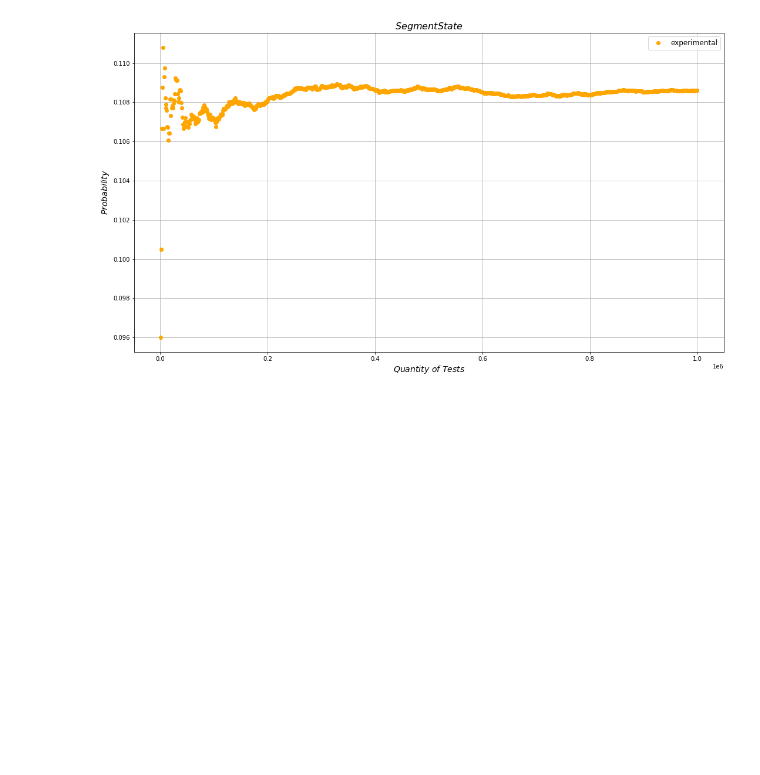
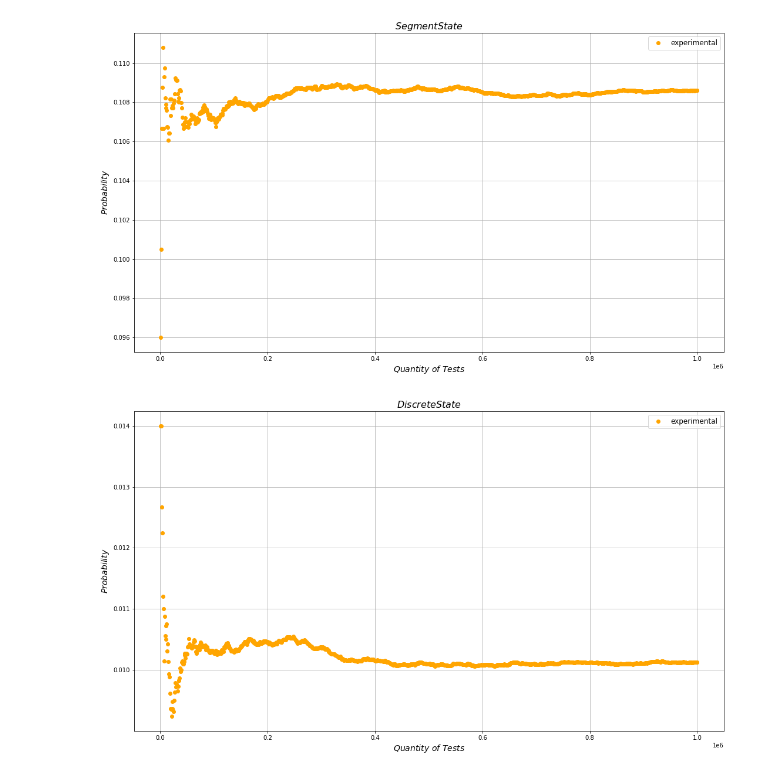
Before and after one commit to FMariaD/3_semester, a Jupyter notebook: lab1/graphics.ipynb, the cells around one changed output. Saved outputs shown, nothing was run; the diff lists cells and outputs as text; code cells hidden in the pictures; blank space fills up the shorter version.

```diff
--- a/lab1/graphics.ipynb
+++ b/lab1/graphics.ipynb
@@ -62,3 +62,35 @@ plt.grid(True)
 plt.show()
 # %% [output]
 [figure]
+# %%
+import matplotlib.pyplot as plt
+import numpy as np
+import scipy.optimize as so
+import csv
+
+
+x_data, y_data = [], []
+with open("Discrete(count).txt", encoding='utf-8') as r_file:
+
+    file = csv.reader(r_file, delimiter = ";")
+    for row in file:
+            x_data.append(row[1])
+            y_data.append(row[0])
+
+
+for i in range(0, len(x_data)):
+    x_data[i] = float(x_data[i])
+for i in range(0, len(y_data)):
+    y_data[i] = float(y_data[i])
+
+plt.figure(figsize=(18, 10))
+plt.plot(x_data, y_data, 'ro', label=r'experimental', color='orange')
+plt.xlabel(r'$Quantity\ of\ Tests$', fontsize=14)
+plt.ylabel(r'$Probability$', fontsize=14)
+plt.title(r'$DiscreteState$', fontsize=16)
+plt.legend(loc='best', fontsize=12)
+plt.grid(True)
+
+plt.show()
+# %% [output]
+[figure, added]
```
Also changed, not shown: parts of 1 cell of this notebook, 3 other files.
